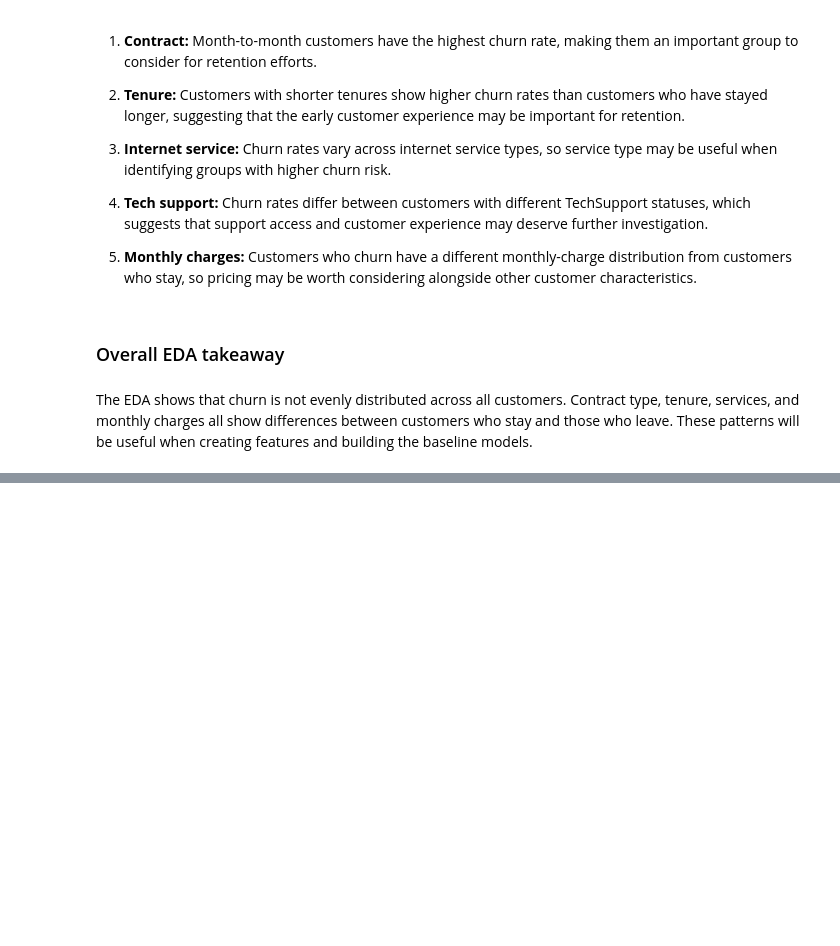
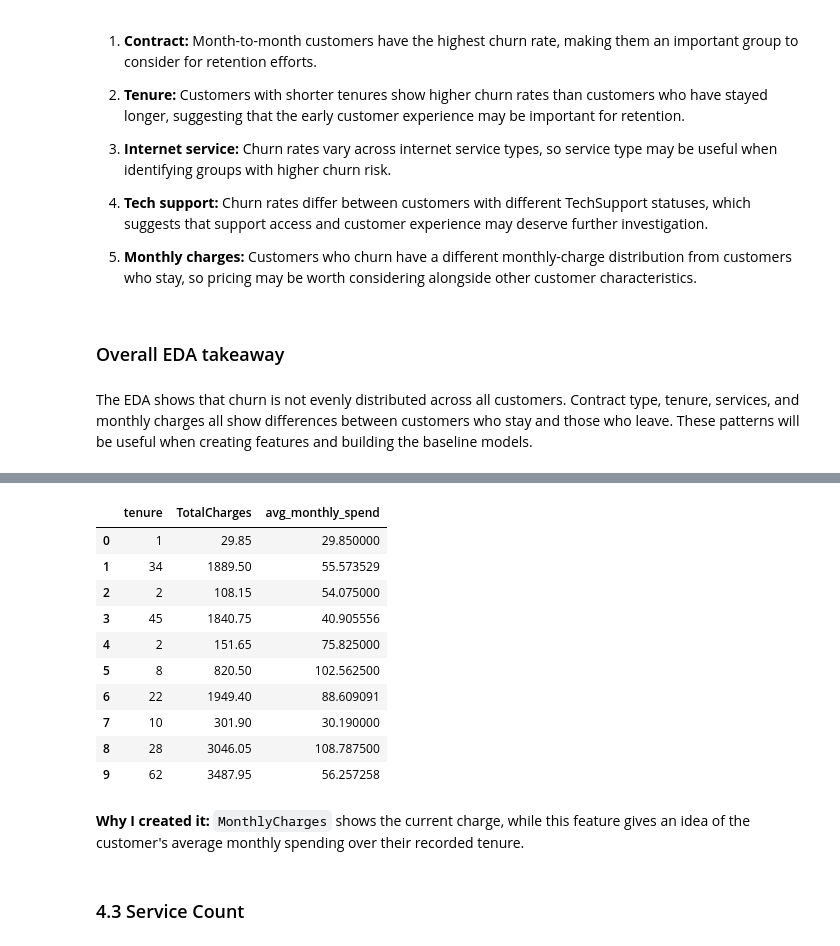
Before and after one commit to francisparwez/telco-customer-churn, a Jupyter notebook: Telco_Churn.ipynb, the cells around one changed output, grey strips where cells are left out. Cells and saved outputs as stored; diff of their text form; code cells hidden in the pictures; blank space fills up the shorter version.

```diff
--- a/Telco_Churn.ipynb
+++ b/Telco_Churn.ipynb
@@ -779,0 +786,6 @@ The EDA shows that churn is not evenly distributed across all customers. Contrac
+# %%
+df_clean["tenure_group"] = pd.cut(
+    df_clean["tenure"],
+    bins=[-1, 12, 24, 48, 72],
+    labels=["0-12", "13-24", "25-48", "49-72"]
+)
@@ -779,0 +805,6 @@ The EDA shows that churn is not evenly distributed across all customers. Contrac
+# %%
+df_clean["avg_monthly_spend"] = np.where(
+    df_clean["tenure"] > 0,
+    df_clean["TotalCharges"] / df_clean["tenure"],
+    0
+)
@@ -779,0 +823,18 @@ The EDA shows that churn is not evenly distributed across all customers. Contrac
+# %%
+df_clean[["tenure", "TotalCharges", "avg_monthly_spend"]].head(10)
+# %% [output]
+|  | tenure | TotalCharges | avg_monthly_spend |
+| 0 | 1 | 29.85 | 29.850000 |
+| 1 | 34 | 1889.50 | 55.573529 |
+| 2 | 2 | 108.15 | 54.075000 |
+| 3 | 45 | 1840.75 | 40.905556 |
+| 4 | 2 | 151.65 | 75.825000 |
+| 5 | 8 | 820.50 | 102.562500 |
+| 6 | 22 | 1949.40 | 88.609091 |
+| 7 | 10 | 301.90 | 30.190000 |
+| 8 | 28 | 3046.05 | 108.787500 |
+| 9 | 62 | 3487.95 | 56.257258 |
+# %% [markdown]
+**Why I created it:** `MonthlyCharges` shows the current charge, while this feature gives an idea of the customer's average monthly spending over their recorded tenure.
+# %% [markdown]
+### 4.3 Service Count
```
Also changed, not shown: parts of 34 cells of this notebook, 2 other files.
